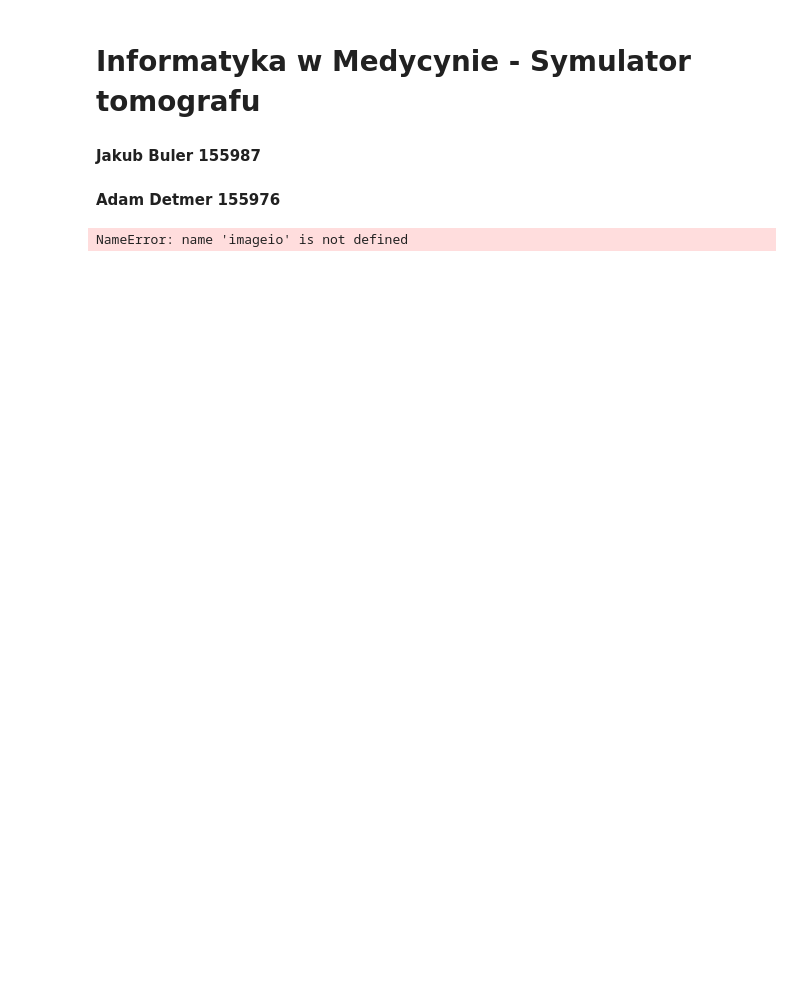
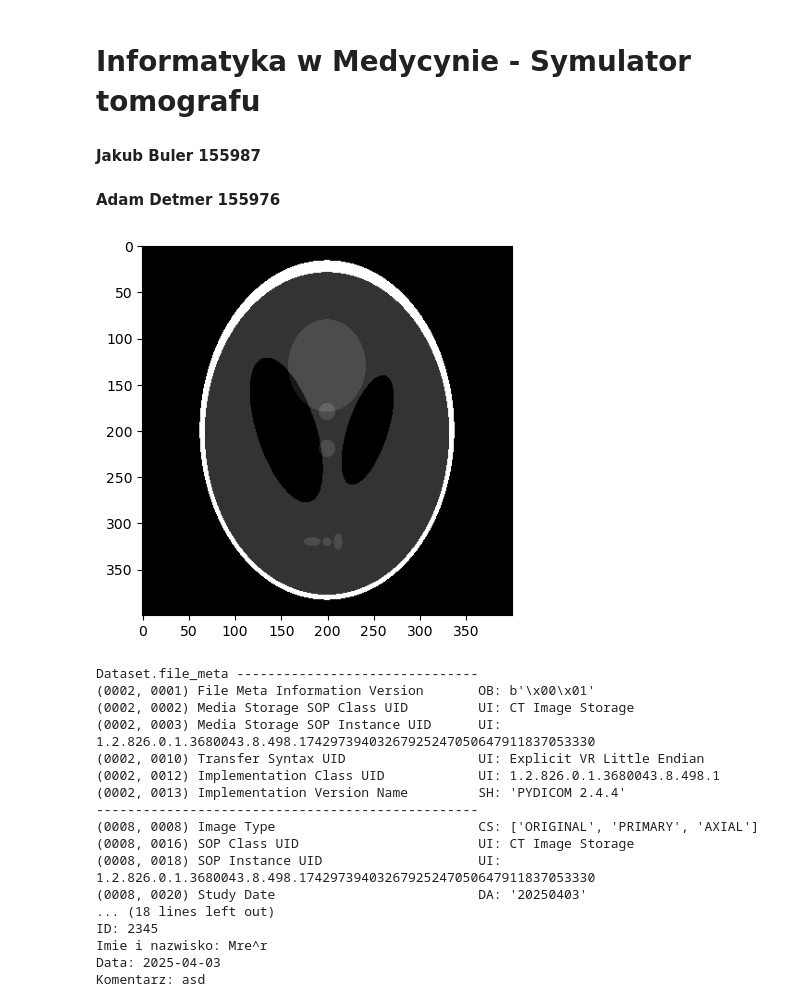
Before and after one commit to kuball1000/Informatyka_w_Medycynie, a Jupyter notebook: Tomograf/Inf_w_Medy_01.ipynb, the cells around one changed output. Drawn from its saved outputs; the diff is of its cells as text; code cells hidden in the pictures; blank space fills up the shorter version.

Commit message:
dodanie zapisywania i odczytywania pliku typu DICOM

```diff
--- a/Tomograf/Inf_w_Medy_01.ipynb
+++ b/Tomograf/Inf_w_Medy_01.ipynb
@@ -84,9 +84,16 @@ def BresenhamLine(x1, y1, x2, y2):
 
     return result
 # %%
-# Wczytaj i zrz
-image_path = 'zdj_tomo/Shepp_logan.jpg'
+def loadDICOM(_file):
+    file = pydicom.dcmread(_file)
 
-input_col = imageio.imread(image_path)
+    pixelData = file.pixel_array
+    plt.imshow(pixelData, cmap = 'gray')
+    plt.show()
+
+    print(file)
+
+    print("ID: " + file.PatientID)
+    print("Imie i nazwisko: " + str(file.PatientName))
+    print(f"Data: {file.StudyDate[0:4]}-{file.StudyDate[4:6]}-{file.StudyDate[6:8]} ")
+    print("Komentarz: " + file.ImageComments)
-# %% [output]
-NameError: name 'imageio' is not defined
@@ -92,0 +144,32 @@ NameError: name 'imageio' is not defined
+# %%
+input_image = shepp_logan_phantom()
+
+patient_data = {
+    "PatientID" : "2345",
+    "PatientName" : "Mre^r",
+    "StudyDate" : "20250403",
+    "ImageComments" : "asd"
+}
+
+saveDICOM('test.dcm', input_image, patient_data)
+
+loadDICOM("test.dcm")
+# %% [output]
+[figure, added]
+Dataset.file_meta -------------------------------
+(0002, 0001) File Meta Information Version       OB: b'\x00\x01'
+(0002, 0002) Media Storage SOP Class UID         UI: CT Image Storage
+(0002, 0003) Media Storage SOP Instance UID      UI: 1.2.826.0.1.3680043.8.498.17429739403267925247050647911837053330
+(0002, 0010) Transfer Syntax UID                 UI: Explicit VR Little Endian
+(0002, 0012) Implementation Class UID            UI: 1.2.826.0.1.3680043.8.498.1
+(0002, 0013) Implementation Version Name         SH: 'PYDICOM 2.4.4'
+-------------------------------------------------
+(0008, 0008) Image Type                          CS: ['ORIGINAL', 'PRIMARY', 'AXIAL']
+(0008, 0016) SOP Class UID                       UI: CT Image Storage
+(0008, 0018) SOP Instance UID                    UI: 1.2.826.0.1.3680043.8.498.17429739403267925247050647911837053330
+(0008, 0020) Study Date                          DA: '20250403'
+... (18 lines left out)
+ID: 2345
+Imie i nazwisko: Mre^r
+Data: 2025-04-03
+Komentarz: asd
```
Also changed, not shown: parts of 1 cell of this notebook.
